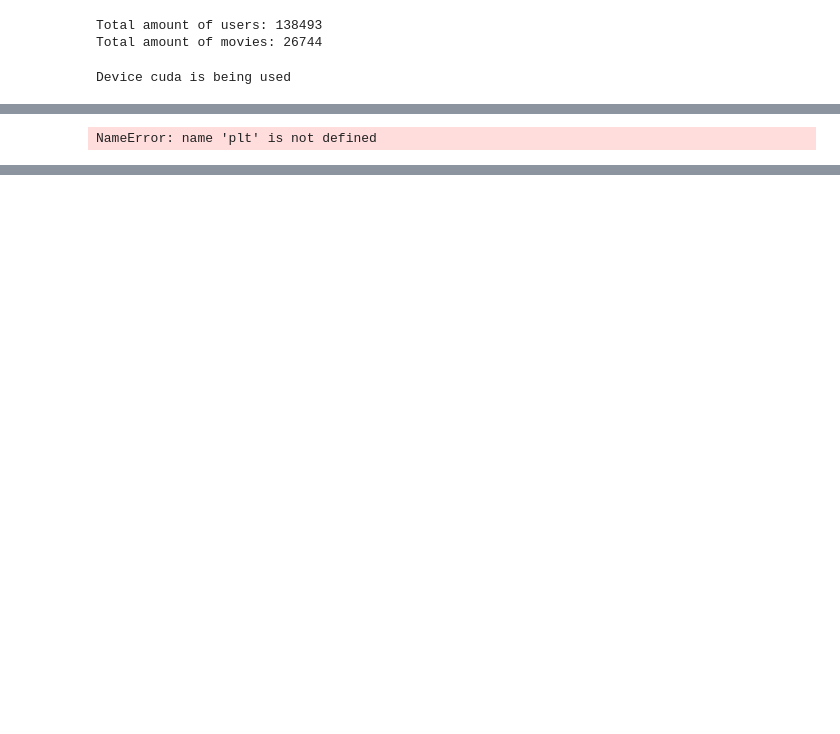
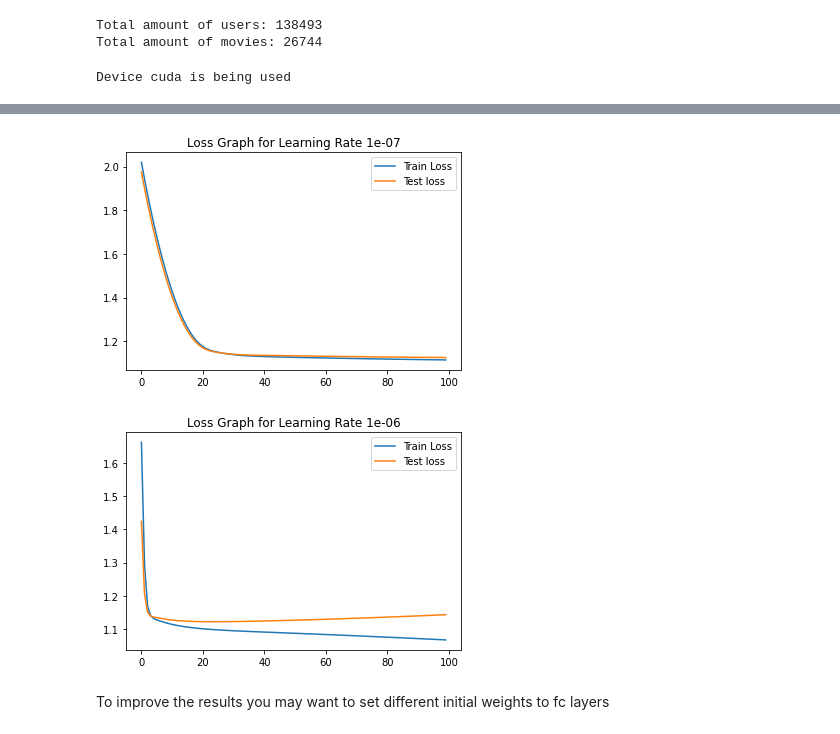
Before and after one commit to KekStroke/deep-learning, a Jupyter notebook: Recomender Systems/Spam Classification with CNN/ANN_recommender_systems.ipynb, the cells around one changed output, grey strips where cells are left out. Saved outputs shown, nothing was run; the diff lists cells and outputs as text; code cells hidden in the pictures; blank space fills up the shorter version.

Commit message:
recommender system

```diff
--- a/Recomender Systems/Spam Classification with CNN/ANN_recommender_systems.ipynb
+++ b/Recomender Systems/Spam Classification with CNN/ANN_recommender_systems.ipynb
@@ -10,9 +10,9 @@ import torch.nn.functional as F
 
 from datetime import datetime
 # %%
-# lr = 0.00001
-batch_size = 512
-n_epochs = 50
+lr = 1e-4
+batch_size = 512*20
+n_epochs = 100
 
 hidden_size = 1024
 
@@ -116,5 +107 @@ Recommender(
-# %%
-# optimizer = torch.optim.Adam(model.parameters(), lr=lr)
-optimizer = torch.optim.Adam(model.parameters())
-criterion = nn.MSELoss()
 # %%
@@ -199,9 +190,2 @@ def train(train_data, test_data, batch_size=1024, n_epochs=100):
 
     return train_losses, test_losses
-# %%
-train_losses, test_losses = train(
-    train_data=train_data,
-    test_data=test_data,
-    batch_size=batch_size,
-    n_epochs=n_epochs,
-)
@@ -221,6 +192,30 @@ KeyboardInterrupt:
-# %%
-plt.plot(train_losses, label="Train Loss")
-plt.plot(test_losses, label="Test loss")
-plt.legend()
-# %% [output]
-NameError: name 'plt' is not defined
+# %%
+for i in range(-7, -5):
+    model = Recommender(
+        users_num=amount_users,
+        movies_num=amount_movies,
+        embedding_dim=embedding_dim,
+        hidden_size=hidden_size,
+    )
+
+    model.to(device)
+
+    optimizer = torch.optim.Adam(model.parameters(), lr=10**i)
+    criterion = nn.MSELoss()
+
+    train_losses, test_losses = train_batch(
+        model=model,
+        criterion=criterion,
+        optimizer=optimizer,
+        train_data=train_data,
+        test_data=test_data,
+        batch_size=batch_size,
+        n_epochs=n_epochs,
+    )
+
+    plt.figure(i + 10)
+    plt.title(f"Loss Graph for Learning Rate {10**i}")
+    plt.plot(train_losses, label="Train Loss")
+    plt.plot(test_losses, label="Test loss")
+    plt.legend()
+# %% [output]
@@ -226,0 +224,4 @@ NameError: name 'plt' is not defined
+[figure, added]
+[figure, added]
+# %% [markdown]
+To improve the results you may want to set different initial weights to fc layers
```
Also changed, not shown: parts of 5 cells of this notebook.
